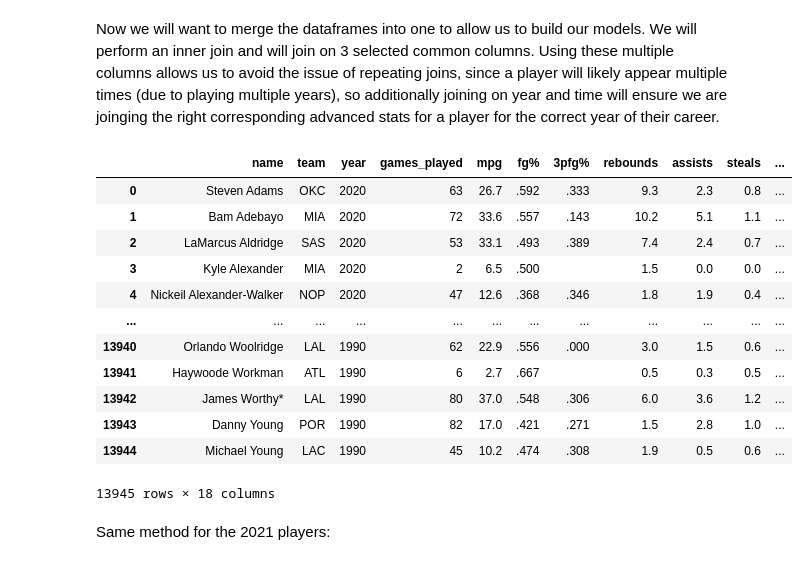
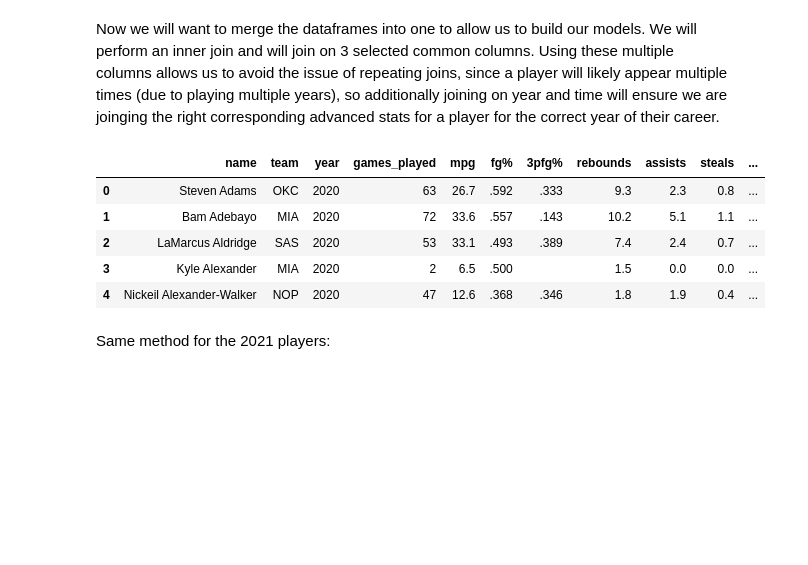
Before and after one commit to mrhartnett10/Predicting-NBA-Player-Playoff-Caliber, a Jupyter notebook: 01-Player-Data-Scrape.ipynb, the cells around one changed output. Saved outputs shown, nothing was run; the diff lists cells and outputs as text; code cells hidden in the pictures; blank space fills up the shorter version.

```diff
--- a/01-Player-Data-Scrape.ipynb
+++ b/01-Player-Data-Scrape.ipynb
@@ -338,21 +262,14 @@ df_2021_advanced
 Now we will want to merge the dataframes into one to allow us to build our models. We will perform an inner join and will join on 3 selected common columns. Using these multiple columns allows us to avoid the issue of repeating joins, since a player will likely appear multiple times (due to playing multiple years), so additionally joining on year and time will ensure we are joinging the right corresponding advanced stats for a player for the correct year of their career.
 # %%
 df_m = pd.merge(df_basic, df_advanced, how='inner', on =['name', 'year', 'team'])
-df_m
+df_m.head()
 # %% [output]
 |  | name | team | year | games_played | mpg | fg% | 3pfg% | rebounds | assists | steals | ... |
 | 0 | Steven Adams | OKC | 2020 | 63 | 26.7 | .592 | .333 | 9.3 | 2.3 | 0.8 | ... |
 | 1 | Bam Adebayo | MIA | 2020 | 72 | 33.6 | .557 | .143 | 10.2 | 5.1 | 1.1 | ... |
 | 2 | LaMarcus Aldridge | SAS | 2020 | 53 | 33.1 | .493 | .389 | 7.4 | 2.4 | 0.7 | ... |
 | 3 | Kyle Alexander | MIA | 2020 | 2 | 6.5 | .500 |  | 1.5 | 0.0 | 0.0 | ... |
 | 4 | Nickeil Alexander-Walker | NOP | 2020 | 47 | 12.6 | .368 | .346 | 1.8 | 1.9 | 0.4 | ... |
-| ... | ... | ... | ... | ... | ... | ... | ... | ... | ... | ... | ... |
-| 13940 | Orlando Woolridge | LAL | 1990 | 62 | 22.9 | .556 | .000 | 3.0 | 1.5 | 0.6 | ... |
-| 13941 | Haywoode Workman | ATL | 1990 | 6 | 2.7 | .667 |  | 0.5 | 0.3 | 0.5 | ... |
-| 13942 | James Worthy* | LAL | 1990 | 80 | 37.0 | .548 | .306 | 6.0 | 3.6 | 1.2 | ... |
-| 13943 | Danny Young | POR | 1990 | 82 | 17.0 | .421 | .271 | 1.5 | 2.8 | 1.0 | ... |
-| 13944 | Michael Young | LAC | 1990 | 45 | 10.2 | .474 | .308 | 1.9 | 0.5 | 0.6 | ... |
-13945 rows × 18 columns
 # %% [markdown]
 Same method for the 2021 players:
 # %%
```
Also changed, not shown: parts of 13 cells of this notebook, 10 other files.
